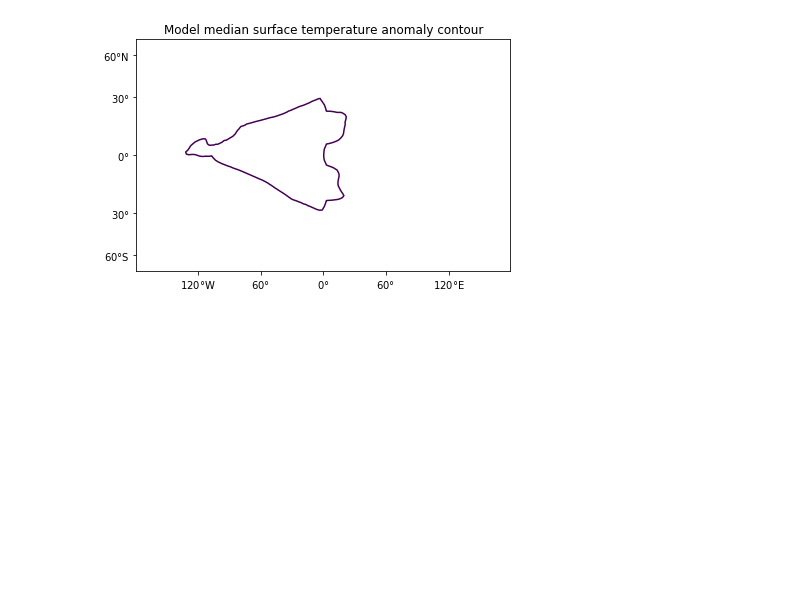
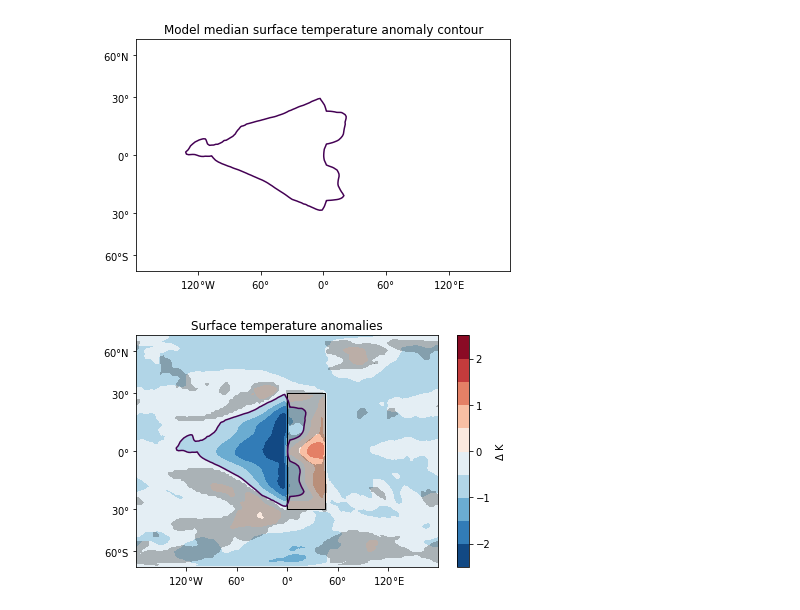
Before and after one commit to charlesbluca/TRACMIP, a Jupyter notebook: notebooks/testing.ipynb, the cells around one changed output. Cells and saved outputs as stored; diff of their text form; code cells hidden in the pictures; blank space fills up the shorter version.

Commit message:
Updates to include new Caltech/Met data

```diff
--- a/notebooks/testing.ipynb
+++ b/notebooks/testing.ipynb
@@ -29,10 +29,10 @@ ax.set_title('Model median precipiation anomaly contour')
 ax.xaxis.set_ticklabels(['120$\degree$W', '60$\degree$', '0$\degree$', '60$\degree$', '120$\degree$E'])
 ax.yaxis.set_ticklabels(['60$\degree$S', '30$\degree$', '0$\degree$', '30$\degree$', '60$\degree$N'])
 
-c = plt.contour(ds_fixed.lon, np.sin(ds_fixed.lat * np.pi / 180.0), data, levels=[-0.53])
+c_pr = plt.contour(ds_fixed.lon, np.sin(ds_fixed.lat * np.pi / 180.0), data, levels=[-0.53])
 
 # nasty code to remove specific contour lines from plot
-for level in c.collections:
+for level in c_pr.collections:
     for kp,path in reversed(list(enumerate(level.get_paths()))):
         verts    = path.vertices
         diameter = np.max(verts.max(axis=0) - verts.min(axis=0))
@@ -58,10 +58,10 @@ ax.set_title('Model median surface temperature anomaly contour')
 ax.xaxis.set_ticklabels(['120$\degree$W', '60$\degree$', '0$\degree$', '60$\degree$', '120$\degree$E'])
 ax.yaxis.set_ticklabels(['60$\degree$S', '30$\degree$', '0$\degree$', '30$\degree$', '60$\degree$N'])
 
-c = plt.contour(ds_fixed.lon, np.sin(ds_fixed.lat * np.pi / 180.0), data, levels=[-0.5])
+c_ts = plt.contour(ds_fixed.lon, np.sin(ds_fixed.lat * np.pi / 180.0), data, levels=[-0.5])
 
 # nasty code to remove specific contour lines from plot
-for level in c.collections:
+for level in c_ts.collections:
     for kp,path in reversed(list(enumerate(level.get_paths()))):
         verts    = path.vertices
         diameter = np.max(verts.max(axis=0) - verts.min(axis=0))
@@ -111,3 +111,45 @@ fig.set_size_inches(12.8, 4.8)
 plt.tight_layout()
 
 plt.savefig('figs/fig', dpi=1200)
+# %%
+# generating tail contour for precipitation
+var  = 'ts'
+tm   = ds_fixed[var].mean(dim='time')
+anom = tm.sel(exp='LandControl') - tm.sel(exp='AquaControl')
+
+# generate agreement masking and contour data
+thres = anom.model.size * 3 // 4
+agree = np.logical_and((anom < 0).sum(dim='model') <= thres,
+                       (anom > 0).sum(dim='model') <= thres)
+agree = agree.where(agree == True)
+data  = anom.median(dim='model')
+
+ax = plt.subplot(1,1,1)
+ax.set_xticks([-120, -60, 0, 60, 120])
+ax.set_yticks([-.866, -.5, 0, .5, .866])
+ax.add_patch(Rectangle((0, -.5), 45, 1, alpha=1, facecolor='none',
+                       edgecolor='black', linewidth=1))
+
+ax.set_title('Surface temperature anomalies')
+ax.xaxis.set_ticklabels(['120$\degree$W', '60$\degree$', '0$\degree$', '60$\degree$', '120$\degree$E'])
+ax.yaxis.set_ticklabels(['60$\degree$S', '30$\degree$', '0$\degree$', '30$\degree$', '60$\degree$N'])
+
+c = plt.contourf(data.lon, np.sin(data.lat * np.pi / 180.0), data, levels=np.linspace(-2.5,2.5,11), cmap='RdBu_r')
+hatch = plt.contourf(data.lon, np.sin(data.lat * np.pi / 180.0), agree, colors='k', alpha=.25)
+cbar = plt.colorbar(c)
+cbar.set_label('$\Delta$ K')
+
+c_ts = plt.contour(ds_fixed.lon, np.sin(ds_fixed.lat * np.pi / 180.0), data, levels=[-0.5])
+
+# nasty code to remove specific contour lines from plot
+for level in c_ts.collections:
+    for kp,path in reversed(list(enumerate(level.get_paths()))):
+        verts    = path.vertices
+        diameter = np.max(verts.max(axis=0) - verts.min(axis=0))
+        if diameter<150 or diameter>200:
+            del(level.get_paths()[kp])
+
+plt.tight_layout()
+plt.savefig('../figs/hatching.pdf')
+# %% [output]
+[figure, added]
```
Also changed, not shown: 7 other files.
